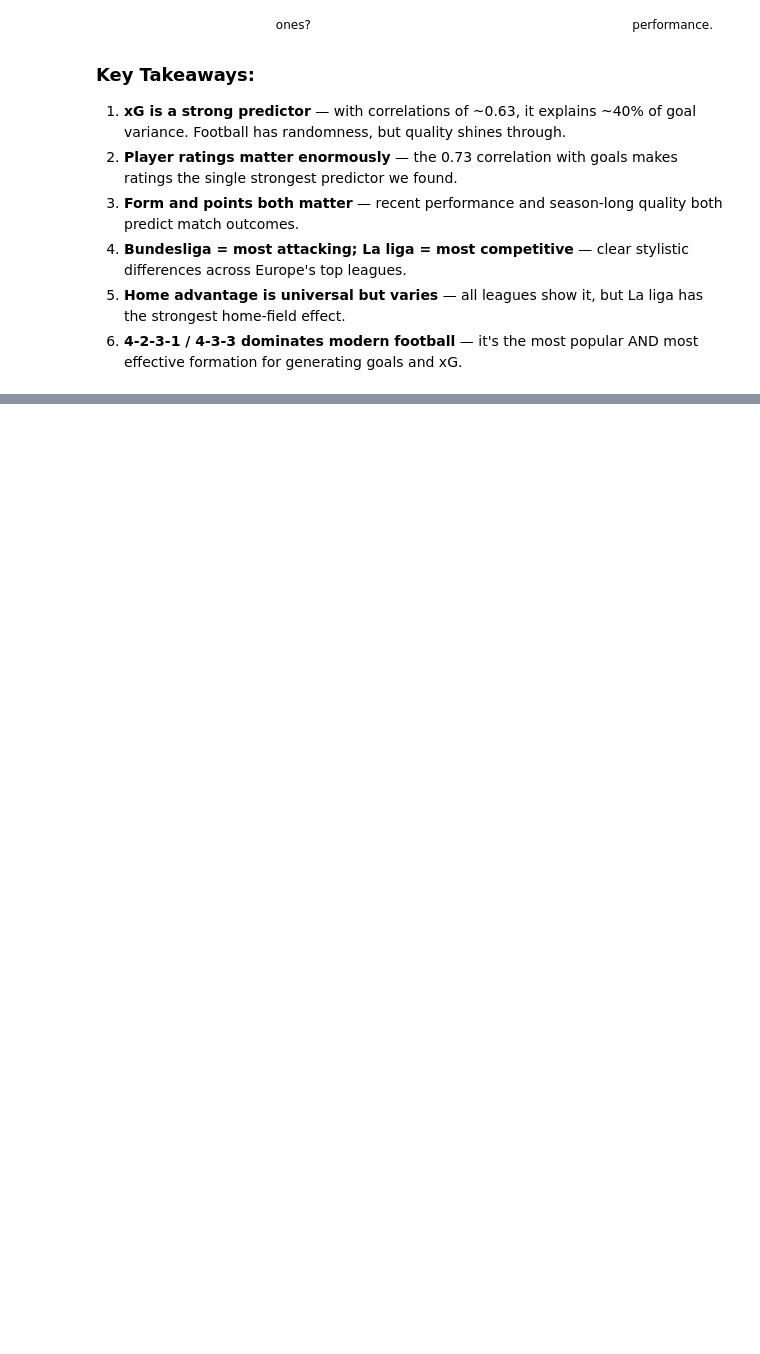
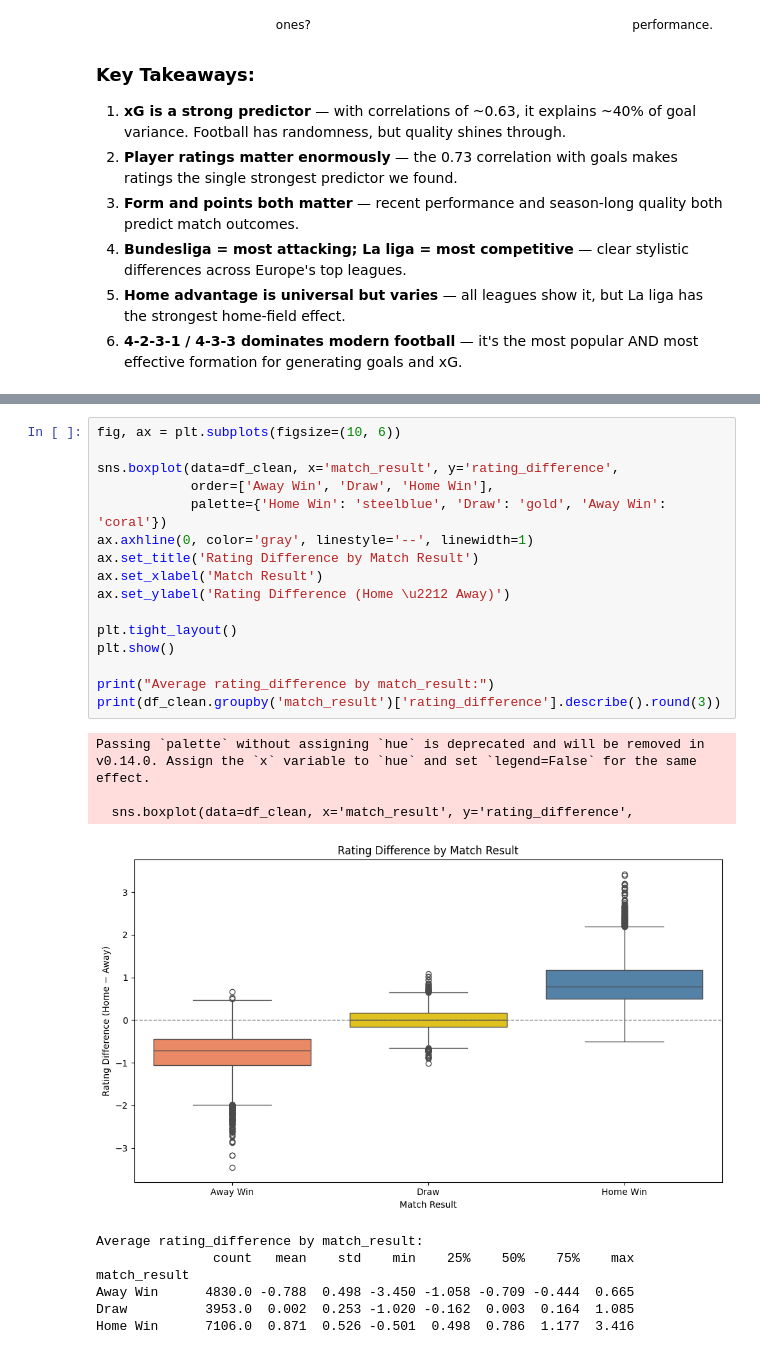
Before and after one commit to magrimuc/prj-2-eda-sql-football-matches-statistics, a Jupyter notebook: octavian_notebook.ipynb, the cells around one changed output, grey strips where cells are left out. Drawn from its saved outputs; the diff is of its cells as text; blank space fills up the shorter version.

```diff
--- a/octavian_notebook.ipynb
+++ b/octavian_notebook.ipynb
@@ -1220,0 +1398,27 @@ Formation Attacking Performance (Home, min 50 matches):
+# %%
+fig, ax = plt.subplots(figsize=(10, 6))
+
+sns.boxplot(data=df_clean, x='match_result', y='rating_difference',
+            order=['Away Win', 'Draw', 'Home Win'],
+            palette={'Home Win': 'steelblue', 'Draw': 'gold', 'Away Win': 'coral'})
+ax.axhline(0, color='gray', linestyle='--', linewidth=1)
+ax.set_title('Rating Difference by Match Result')
+ax.set_xlabel('Match Result')
+ax.set_ylabel('Rating Difference (Home \u2212 Away)')
+
+plt.tight_layout()
+plt.show()
+
+print("Average rating_difference by match_result:")
+print(df_clean.groupby('match_result')['rating_difference'].describe().round(3))
+# %% [output]
+Passing `palette` without assigning `hue` is deprecated and will be removed in v0.14.0. Assign the `x` variable to `hue` and set `legend=False` for the same effect.
+
+  sns.boxplot(data=df_clean, x='match_result', y='rating_difference',
+[figure, added]
+Average rating_difference by match_result:
+               count   mean    std    min    25%    50%    75%    max
+match_result
+Away Win      4830.0 -0.788  0.498 -3.450 -1.058 -0.709 -0.444  0.665
+Draw          3953.0  0.002  0.253 -1.020 -0.162  0.003  0.164  1.085
+Home Win      7106.0  0.871  0.526 -0.501  0.498  0.786  1.177  3.416
```
Also changed, not shown: parts of 18 cells of this notebook.
